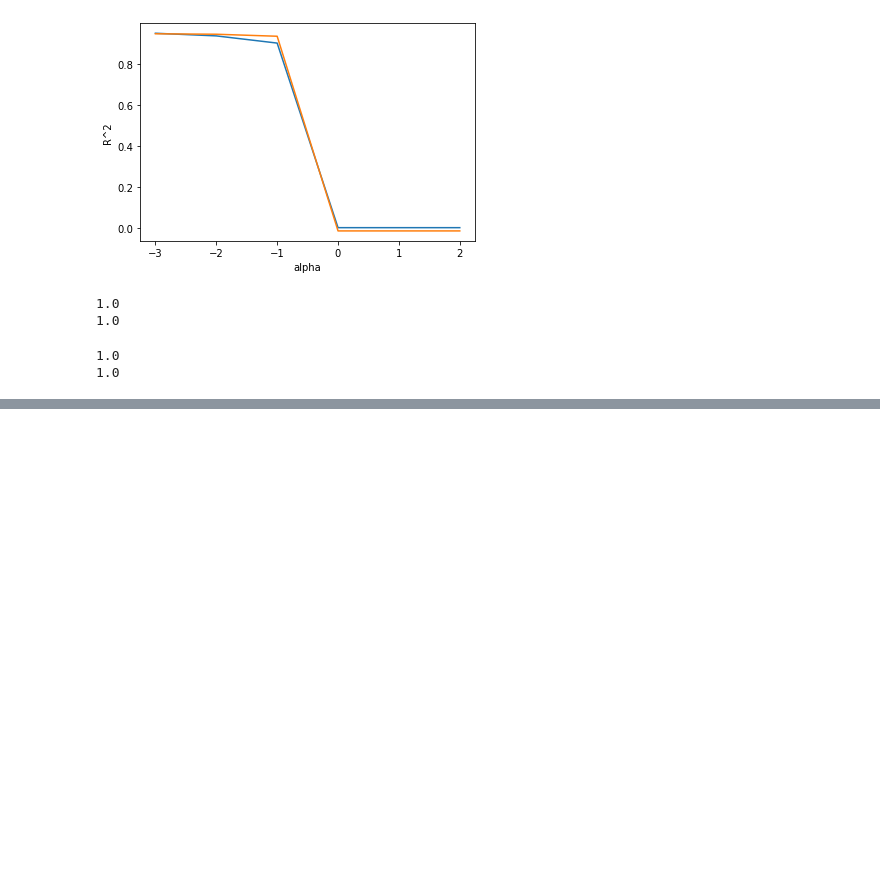
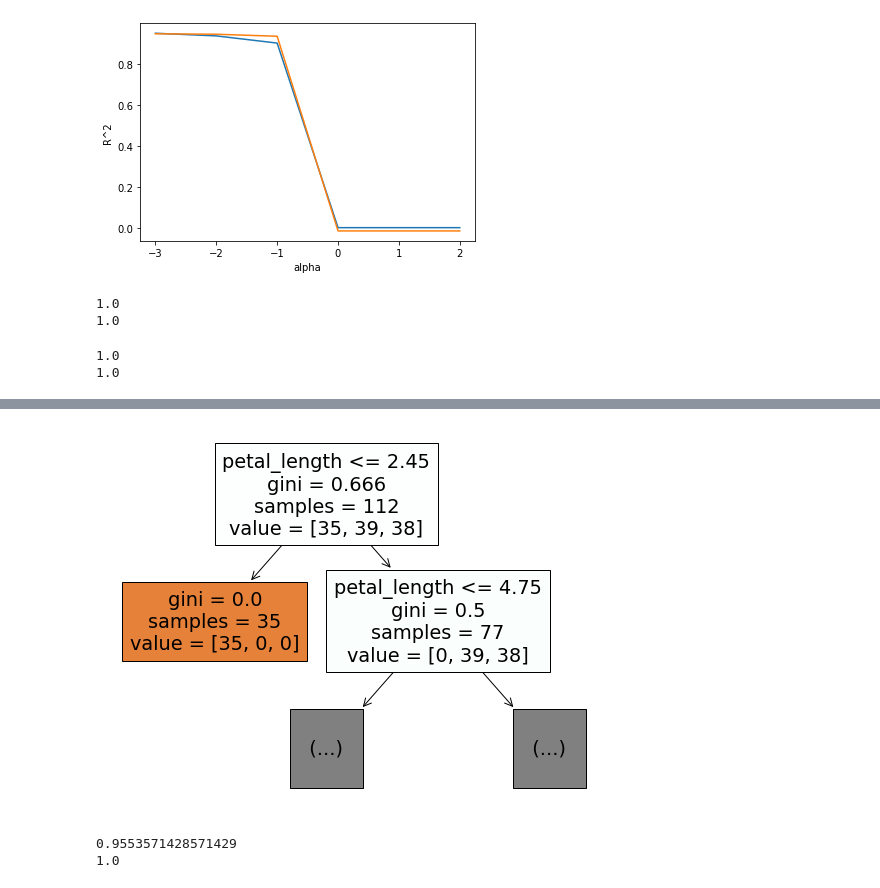
Before and after one commit to py4ine/study_ML, a Jupyter notebook: 20240603_ML_iris.ipynb, the cells around one changed output, grey strips where cells are left out. Saved outputs shown, nothing was run; the diff lists cells and outputs as text; code cells hidden in the pictures; blank space fills up the shorter version.

```diff
--- a/20240603_ML_iris.ipynb
+++ b/20240603_ML_iris.ipynb
@@ -680,0 +691,16 @@ print(dtc.score(test_scaled, y_target))
+# %%
+plt.figure(figsize=(10,7))
+plot_tree(dtc, max_depth=1, filled=True, feature_names=['sepal_length', 'sepal_width', 'petal_length', 'petal_width'])
+plt.show()
+# %% [output]
+[figure, added]
+# %%
+# 가지치기
+dtc = DecisionTreeClassifier(max_depth=3, random_state=42)
+dtc.fit(X_train, X_target)
+
+print(dtc.score(X_train, X_target))
+print(dtc.score(y_train, y_target))
+# %% [output]
+0.9553571428571429
+1.0
```
Also changed, not shown: parts of 6 cells of this notebook.
